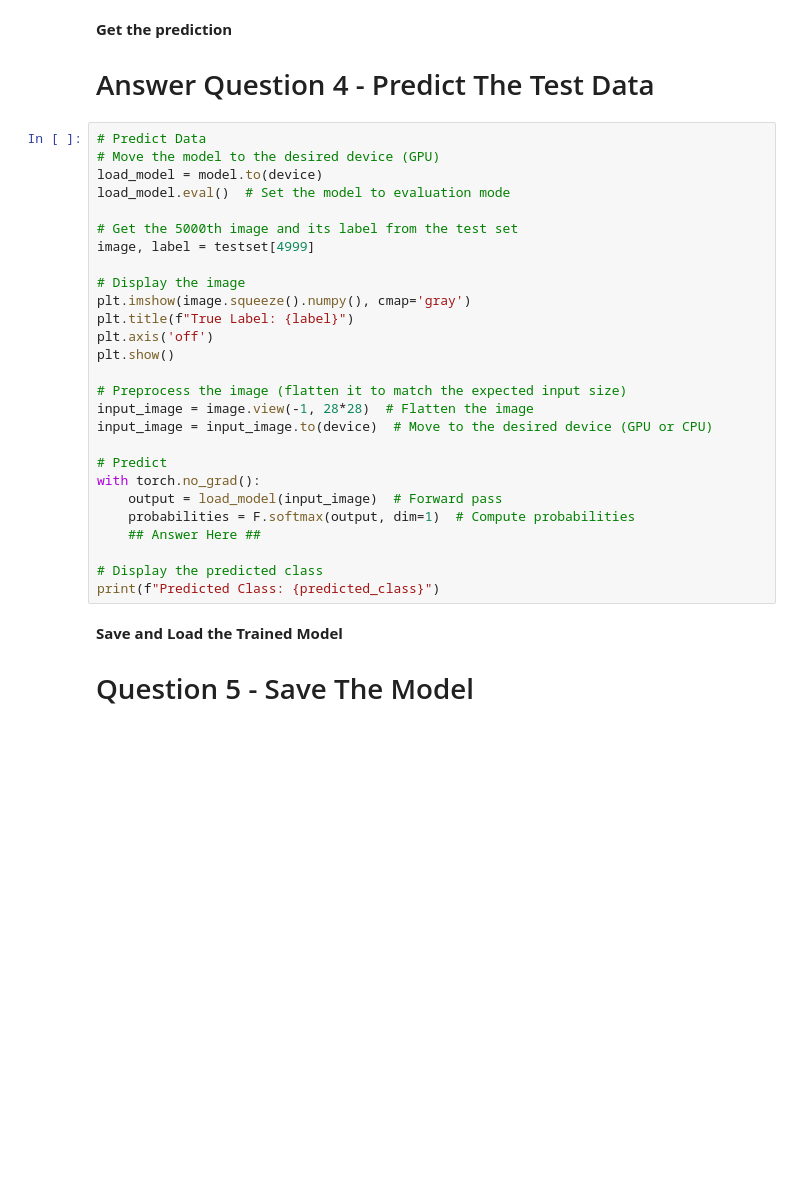
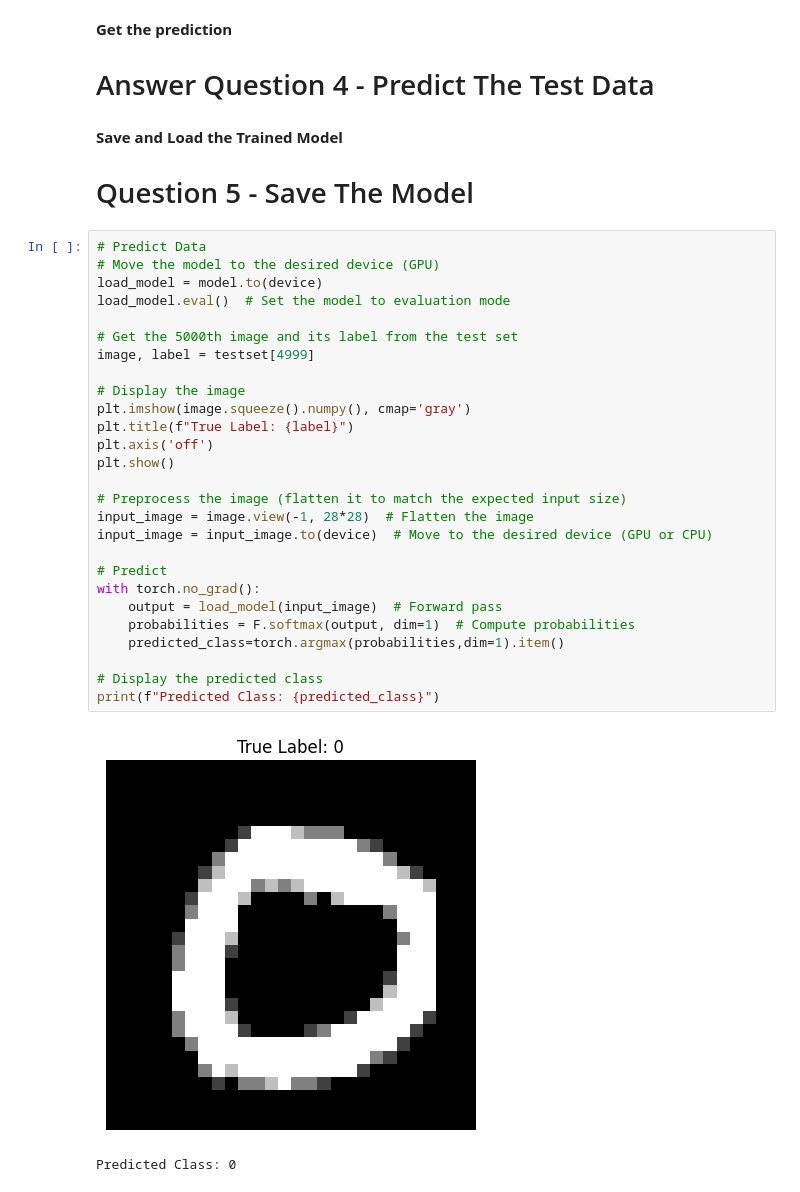
Before and after one commit to norahimah/InitialPro, a Jupyter notebook: Pytorch_mnist_ANN.ipynb, the cells around one changed output. Cells and saved outputs as stored; diff of their text form; blank space fills up the shorter version.

```diff
--- a/Pytorch_mnist_ANN.ipynb
+++ b/Pytorch_mnist_ANN.ipynb
@@ -360,36 +357,39 @@ print("Baseline Error: %.2f%%" % (100 - test_accuracy))
 
 
 # Answer Question 4 - Predict The Test Data
-# %%
-# Predict Data
-# Move the model to the desired device (GPU)
-load_model = model.to(device)
-load_model.eval()  # Set the model to evaluation mode
-
-# Get the 5000th image and its label from the test set
-image, label = testset[4999]
-
-# Display the image
-plt.imshow(image.squeeze().numpy(), cmap='gray')
-plt.title(f"True Label: {label}")
-plt.axis('off')
-plt.show()
-
-# Preprocess the image (flatten it to match the expected input size)
-input_image = image.view(-1, 28*28)  # Flatten the image
-input_image = input_image.to(device)  # Move to the desired device (GPU or CPU)
-
-# Predict
-with torch.no_grad():
-    output = load_model(input_image)  # Forward pass
-    probabilities = F.softmax(output, dim=1)  # Compute probabilities
-    ## Answer Here ##
-
-# Display the predicted class
-print(f"Predicted Class: {predicted_class}")
 # %% [markdown]
 **Save and Load the Trained Model**
 # Question 5 - Save The Model
+# %%
+# Predict Data
+# Move the model to the desired device (GPU)
+load_model = model.to(device)
+load_model.eval()  # Set the model to evaluation mode
+
+# Get the 5000th image and its label from the test set
+image, label = testset[4999]
+
+# Display the image
+plt.imshow(image.squeeze().numpy(), cmap='gray')
+plt.title(f"True Label: {label}")
+plt.axis('off')
+plt.show()
+
+# Preprocess the image (flatten it to match the expected input size)
+input_image = image.view(-1, 28*28)  # Flatten the image
+input_image = input_image.to(device)  # Move to the desired device (GPU or CPU)
+
+# Predict
+with torch.no_grad():
+    output = load_model(input_image)  # Forward pass
+    probabilities = F.softmax(output, dim=1)  # Compute probabilities
+    predicted_class=torch.argmax(probabilities,dim=1).item()
+
+# Display the predicted class
+print(f"Predicted Class: {predicted_class}")
+# %% [output]
+[figure, added]
+Predicted Class: 0
 # %%
 #You need to save and load your model in the Colab Notebooks Folder in the Model Sub-folder
 
```
Also changed, not shown: parts of 9 cells of this notebook, 1 other file.
